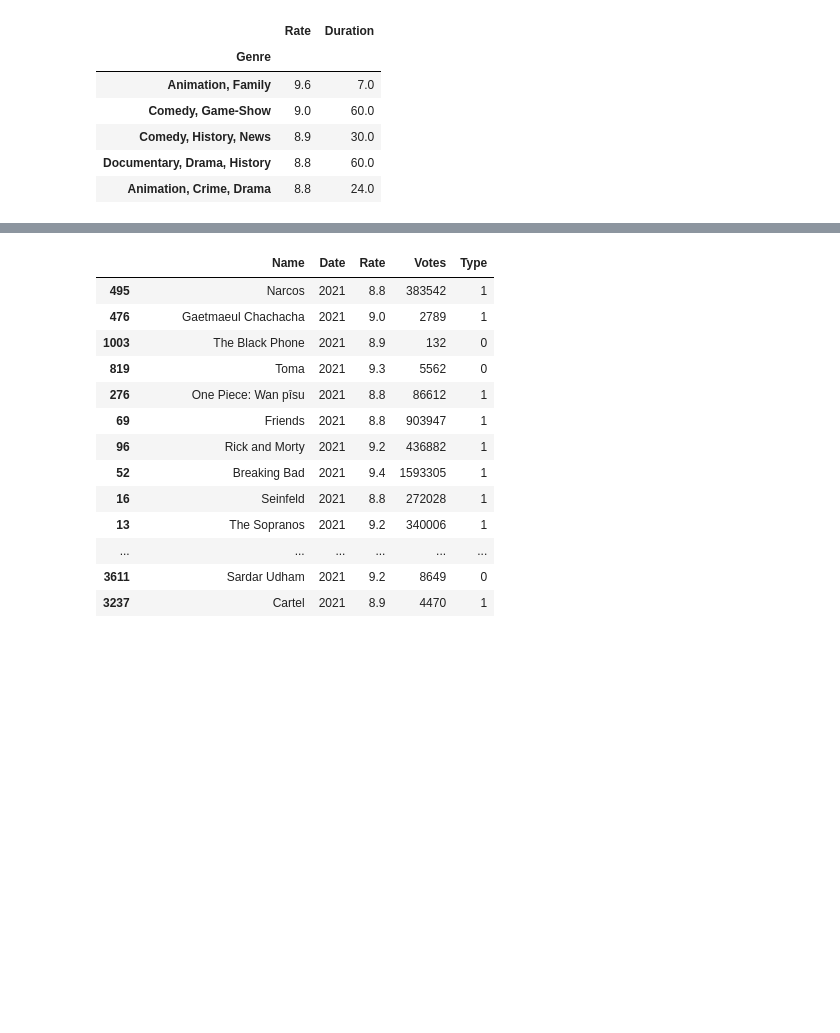
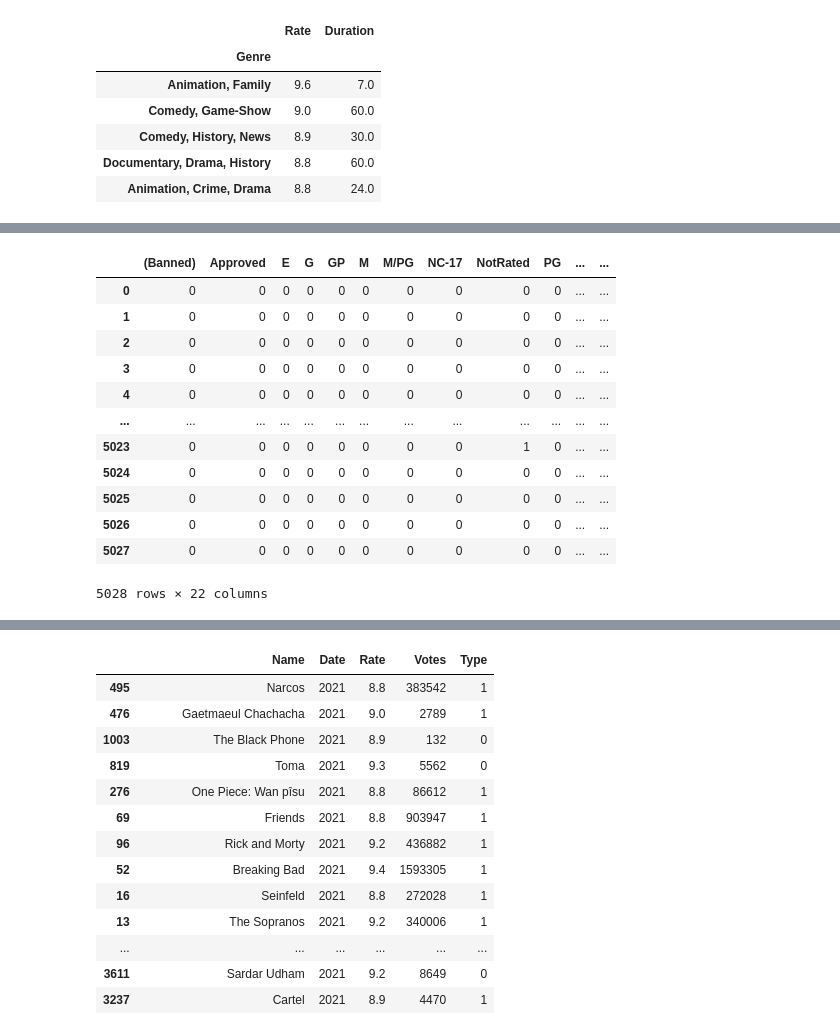
Before and after one commit to sinaapolo969/imdb-analysis, a Jupyter notebook: Imdb_Most_popular_Films_and_series.ipynb, the cells around one changed output, grey strips where cells are left out. Drawn from its saved outputs; the diff is of its cells as text; code cells hidden in the pictures; blank space fills up the shorter version.

```diff
--- a/Imdb_Most_popular_Films_and_series.ipynb
+++ b/Imdb_Most_popular_Films_and_series.ipynb
@@ -193,0 +244,20 @@ genre_data[['Rate', 'Duration']].head()
+# %%
+#managing certificates with 0 and 1
+df2 = data.copy()
+df2.Certificate = df2.Certificate.str.replace(' ','')
+Certificate_cols = df2.Certificate.str.get_dummies(sep=',')
+Certificate_cols
+# %% [output]
+|  | (Banned) | Approved | E | G | GP | M | M/PG | NC-17 | NotRated | PG | ... | ... |
+| 0 | 0 | 0 | 0 | 0 | 0 | 0 | 0 | 0 | 0 | 0 | ... | ... |
+| 1 | 0 | 0 | 0 | 0 | 0 | 0 | 0 | 0 | 0 | 0 | ... | ... |
+| 2 | 0 | 0 | 0 | 0 | 0 | 0 | 0 | 0 | 0 | 0 | ... | ... |
+| 3 | 0 | 0 | 0 | 0 | 0 | 0 | 0 | 0 | 0 | 0 | ... | ... |
+| 4 | 0 | 0 | 0 | 0 | 0 | 0 | 0 | 0 | 0 | 0 | ... | ... |
+| ... | ... | ... | ... | ... | ... | ... | ... | ... | ... | ... | ... | ... |
+| 5023 | 0 | 0 | 0 | 0 | 0 | 0 | 0 | 0 | 1 | 0 | ... | ... |
+| 5024 | 0 | 0 | 0 | 0 | 0 | 0 | 0 | 0 | 0 | 0 | ... | ... |
+| 5025 | 0 | 0 | 0 | 0 | 0 | 0 | 0 | 0 | 0 | 0 | ... | ... |
+| 5026 | 0 | 0 | 0 | 0 | 0 | 0 | 0 | 0 | 0 | 0 | ... | ... |
+| 5027 | 0 | 0 | 0 | 0 | 0 | 0 | 0 | 0 | 0 | 0 | ... | ... |
+5028 rows × 22 columns
```
Also changed, not shown: parts of 15 cells of this notebook.
